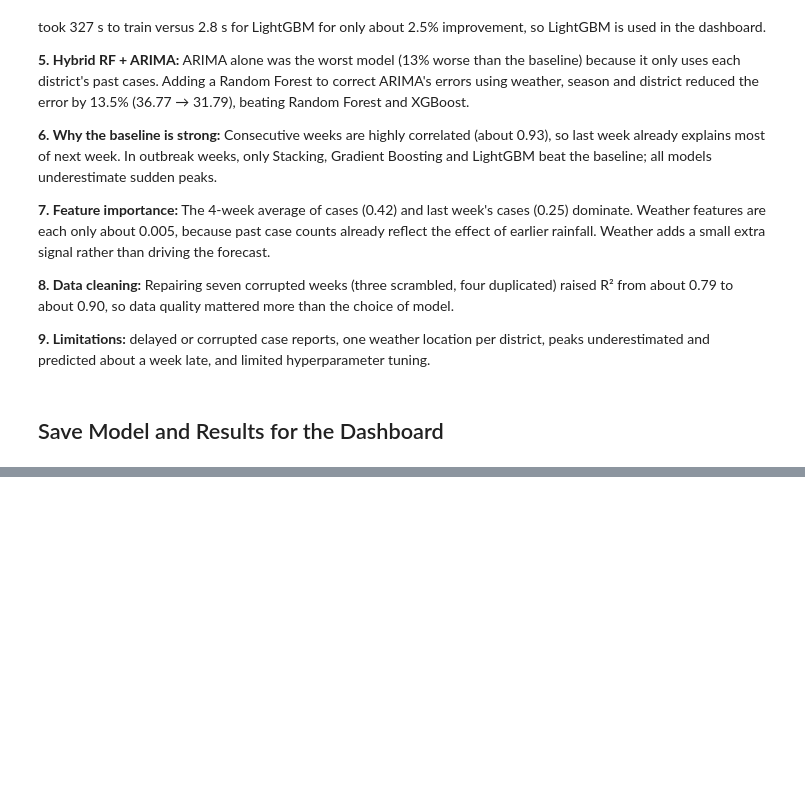
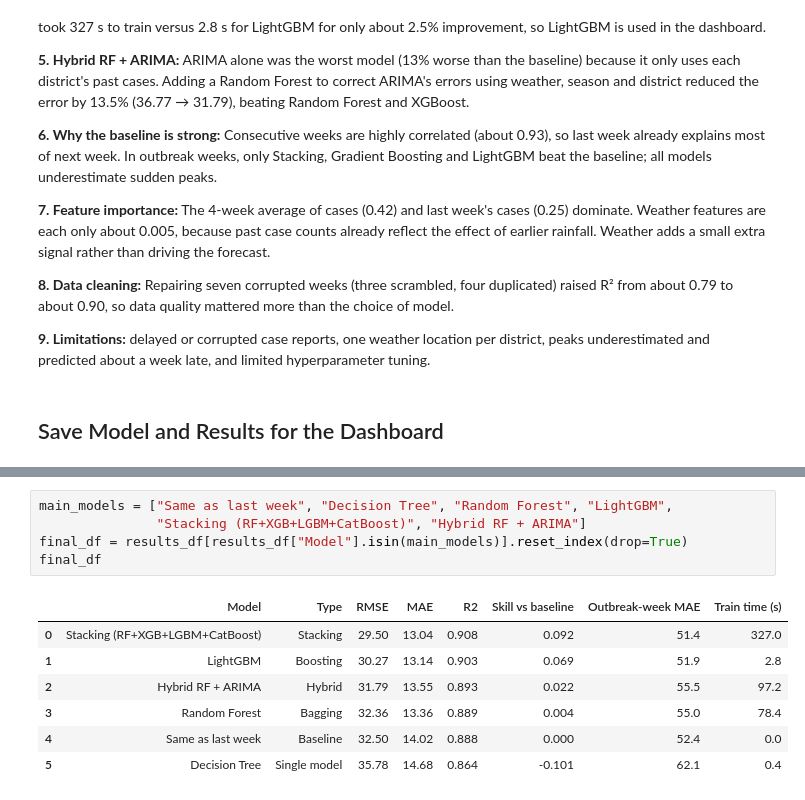
Before and after one commit to SachiniKalansooriya/Dengue_Ensemble_Forecasting, a Jupyter notebook: Dengue_Ensemble_Forecasting.ipynb, the cells around one changed output, grey strips where cells are left out. Cells and saved outputs as stored; diff of their text form; blank space fills up the shorter version.

Commit message:
Final comparison table for models

```diff
--- a/Dengue_Ensemble_Forecasting.ipynb
+++ b/Dengue_Ensemble_Forecasting.ipynb
@@ -577,0 +589,13 @@ Hambanthota        21.0      25.0
+# %%
+main_models = ["Same as last week", "Decision Tree", "Random Forest", "LightGBM",
+               "Stacking (RF+XGB+LGBM+CatBoost)", "Hybrid RF + ARIMA"]
+final_df = results_df[results_df["Model"].isin(main_models)].reset_index(drop=True)
+final_df
+# %% [output]
+|  | Model | Type | RMSE | MAE | R2 | Skill vs baseline | Outbreak-week MAE | Train time (s) |
+| 0 | Stacking (RF+XGB+LGBM+CatBoost) | Stacking | 29.50 | 13.04 | 0.908 | 0.092 | 51.4 | 327.0 |
+| 1 | LightGBM | Boosting | 30.27 | 13.14 | 0.903 | 0.069 | 51.9 | 2.8 |
+| 2 | Hybrid RF + ARIMA | Hybrid | 31.79 | 13.55 | 0.893 | 0.022 | 55.5 | 97.2 |
+| 3 | Random Forest | Bagging | 32.36 | 13.36 | 0.889 | 0.004 | 55.0 | 78.4 |
+| 4 | Same as last week | Baseline | 32.50 | 14.02 | 0.888 | 0.000 | 52.4 | 0.0 |
+| 5 | Decision Tree | Single model | 35.78 | 14.68 | 0.864 | -0.101 | 62.1 | 0.4 |
```
Also changed, not shown: parts of 1 cell of this notebook.
